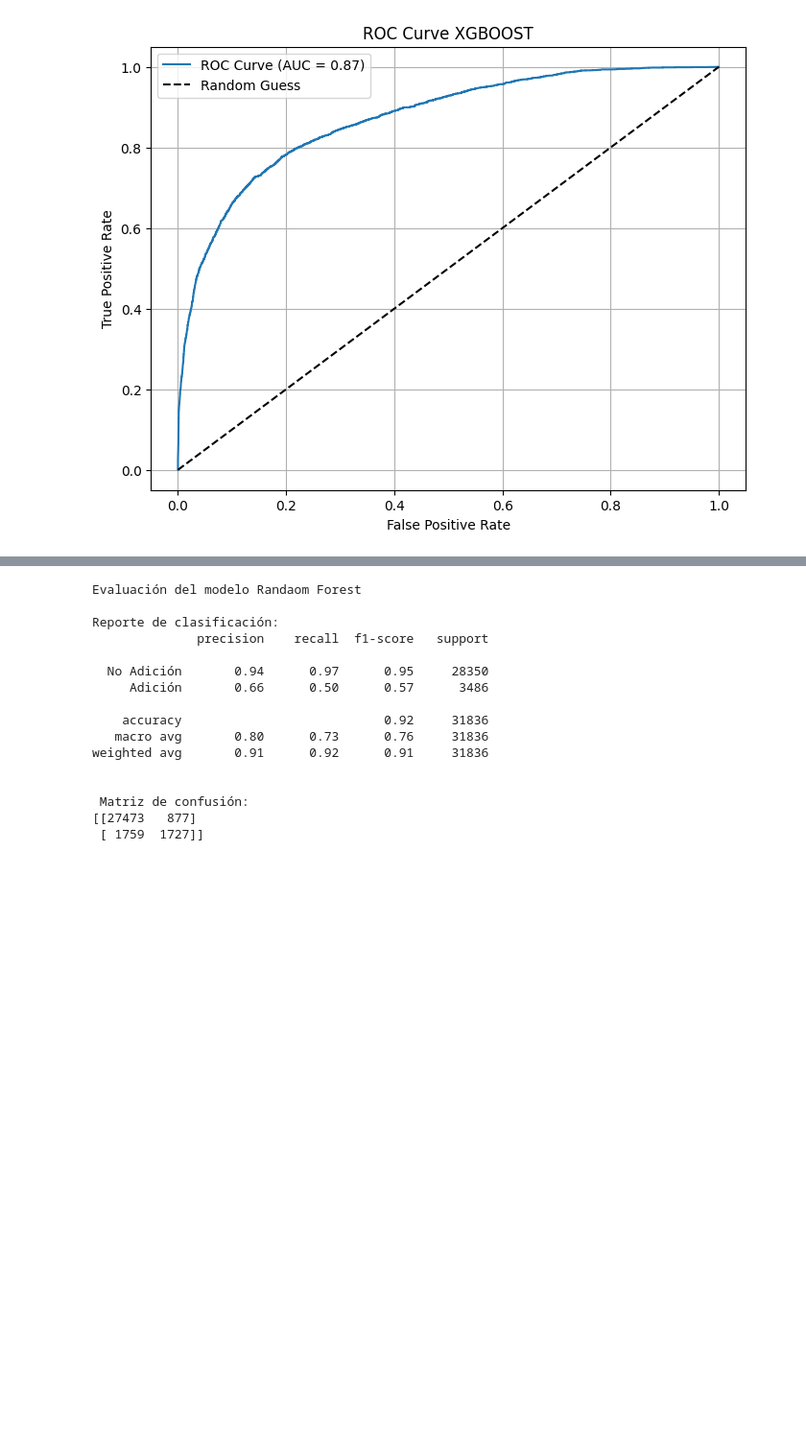
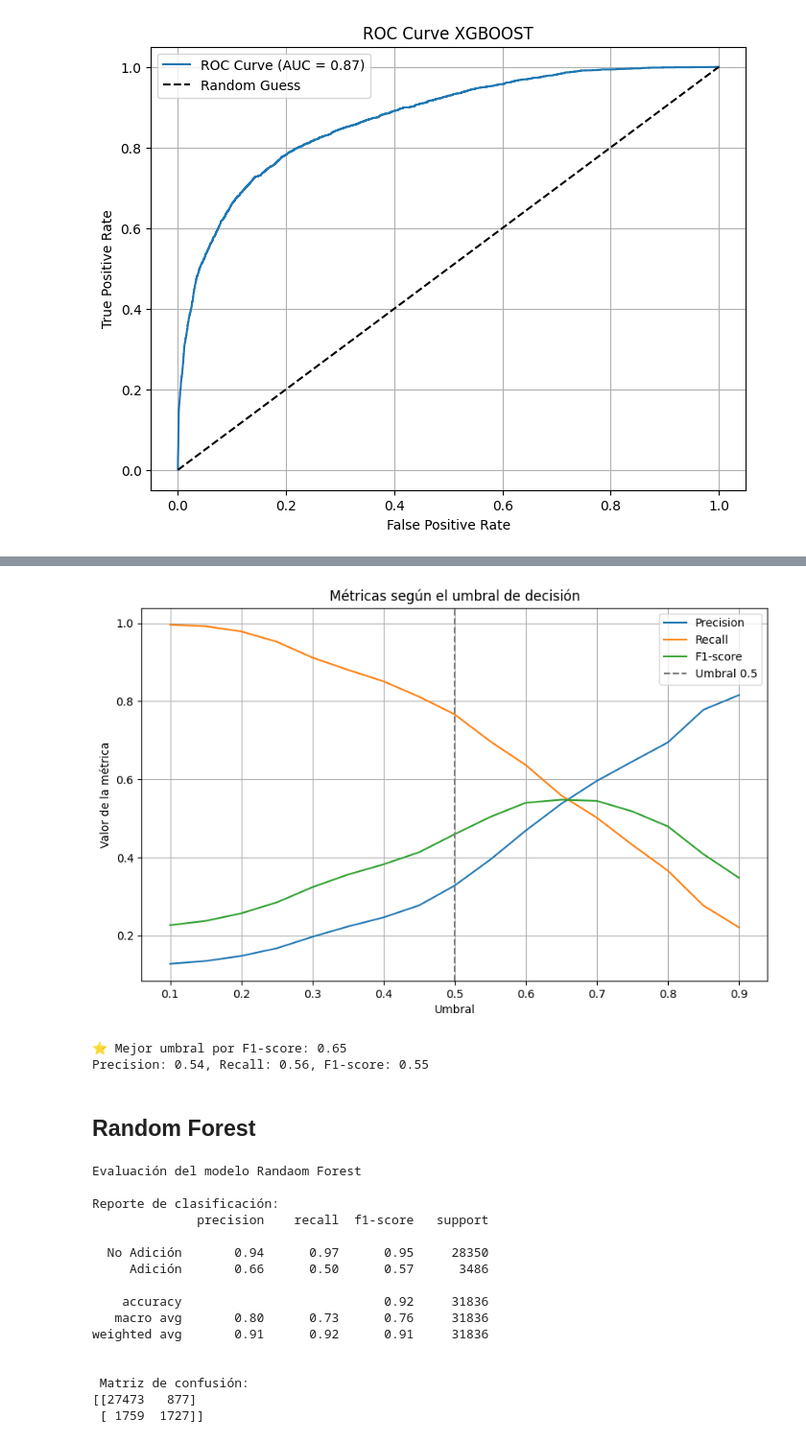
Before and after one commit to Marcocruz88/Repositoriotesis, a Jupyter notebook: Modelo.ipynb, the cells around one changed output, grey strips where cells are left out. Shown at 96% size. Drawn from its saved outputs; the diff is of its cells as text; code cells hidden in the pictures; blank space fills up the shorter version.

Commit message:
Buscando parametros para XBGOOST

```diff
--- a/Modelo.ipynb
+++ b/Modelo.ipynb
@@ -241,3 +309,47 @@ plt.show()
+# %%
+import numpy as np
+import matplotlib.pyplot as plt
+from sklearn.metrics import precision_score, recall_score, f1_score
+
+# Obtener las probabilidades predichas por el modelo
+y_proba = model_XG.predict_proba(X_test)[:, 1]
+
+# Listas para guardar resultados
+umbrales = np.arange(0.1, 0.95, 0.05)
+precisions, recalls, f1s = [], [], []
+
+# Calcular métricas para cada umbral
+for umbral in umbrales:
+    y_pred_umbral = (y_proba >= umbral).astype(int)
+    precisions.append(precision_score(y_test, y_pred_umbral, pos_label=1))
+    recalls.append(recall_score(y_test, y_pred_umbral, pos_label=1))
+    f1s.append(f1_score(y_test, y_pred_umbral, pos_label=1))
+
+# Graficar los resultados
+plt.figure(figsize=(10, 6))
+plt.plot(umbrales, precisions, label='Precision')
+plt.plot(umbrales, recalls, label='Recall')
+plt.plot(umbrales, f1s, label='F1-score')
+plt.axvline(x=0.5, color='gray', linestyle='--', label='Umbral 0.5')
+plt.title("Métricas según el umbral de decisión")
+plt.xlabel("Umbral")
+plt.ylabel("Valor de la métrica")
+plt.legend()
+plt.grid(True)
+plt.show()
+# %% [output]
+[figure, added]
+# %%
+# Encontrar el umbral con mejor F1-score
+mejor_idx = np.argmax(f1s)
+mejor_umbral = umbrales[mejor_idx]
+print(f"⭐ Mejor umbral por F1-score: {mejor_umbral:.2f}")
+print(f"Precision: {precisions[mejor_idx]:.2f}, Recall: {recalls[mejor_idx]:.2f}, F1-score: {f1s[mejor_idx]:.2f}")
+# %% [output]
+⭐ Mejor umbral por F1-score: 0.65
+Precision: 0.54, Recall: 0.56, F1-score: 0.55
+# %% [markdown]
+## Random Forest
 # %%
 # Crear y entrenar el modelo Random Forest
 model_RF = RandomForestClassifier(
```
Also changed, not shown: parts of 8 cells of this notebook.
